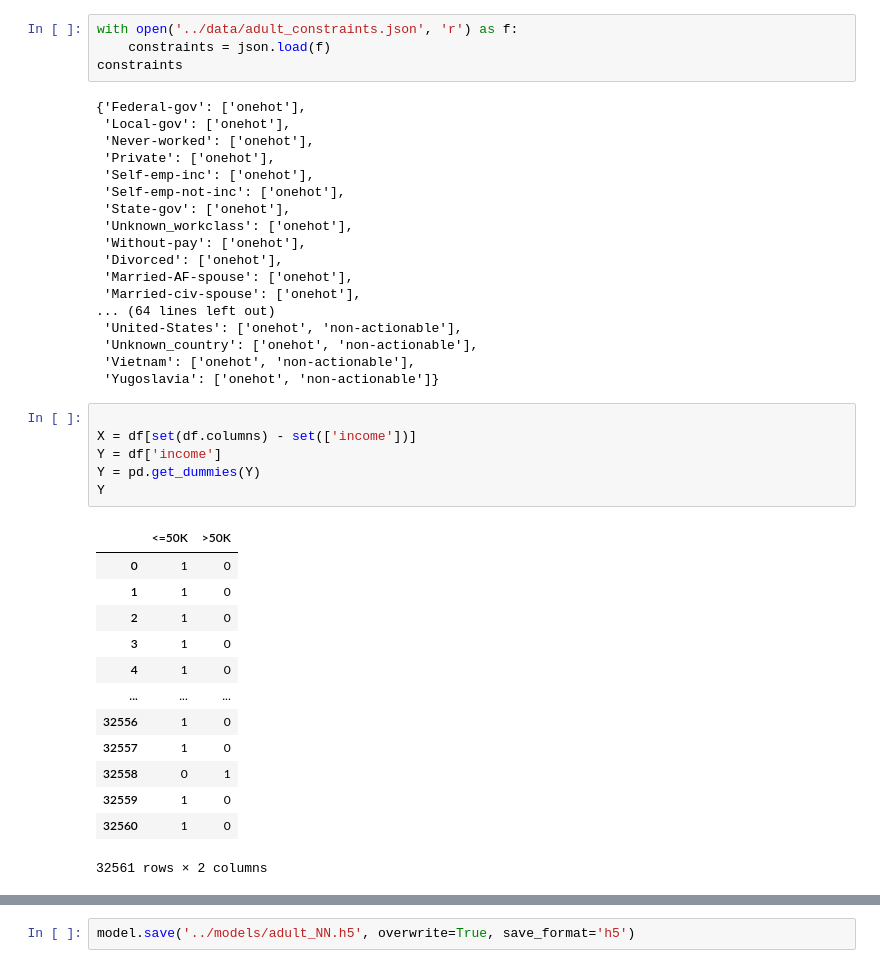
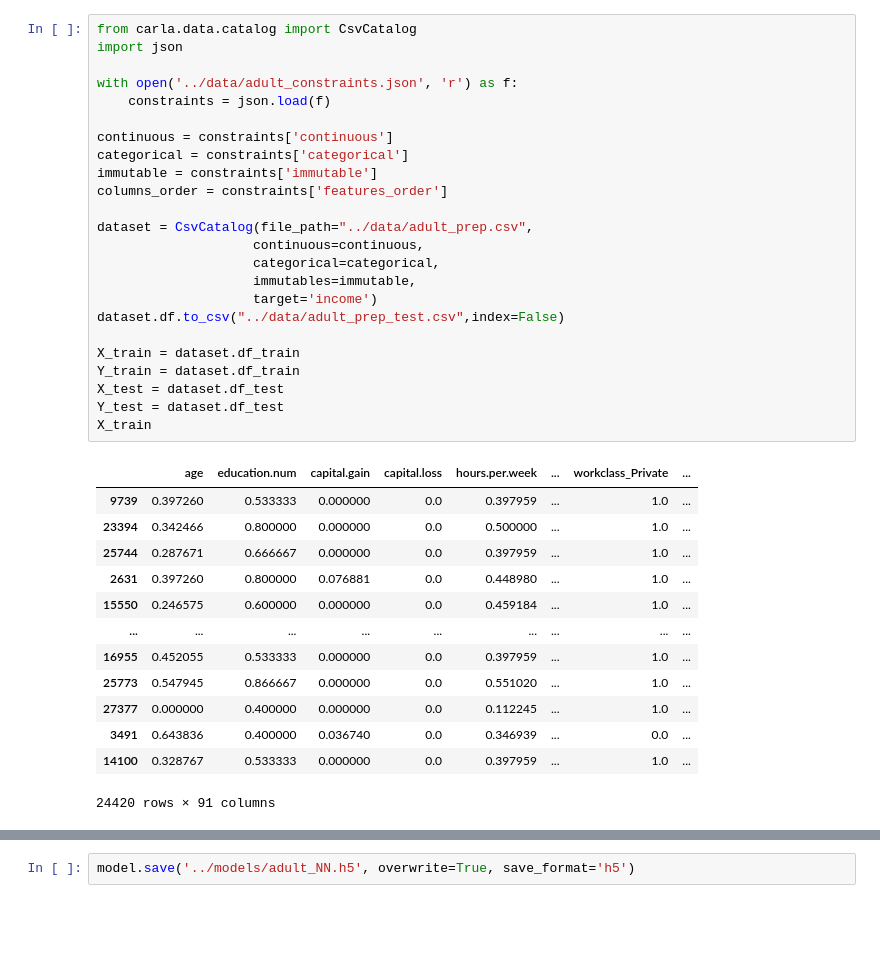
Before and after one commit to istepka/MCSECE, a Jupyter notebook: src/train_case_study_model.ipynb, the cells around one changed output, grey strips where cells are left out. Saved outputs shown, nothing was run; the diff lists cells and outputs as text; blank space fills up the shorter version.

Commit message:
Test dice_ml library

```diff
--- a/src/train_case_study_model.ipynb
+++ b/src/train_case_study_model.ipynb
@@ -29,42 +17,38 @@ df
-# %%
-with open('../data/adult_constraints.json', 'r') as f:
-    constraints = json.load(f)
-constraints
-# %% [output]
-{'Federal-gov': ['onehot'],
- 'Local-gov': ['onehot'],
- 'Never-worked': ['onehot'],
- 'Private': ['onehot'],
- 'Self-emp-inc': ['onehot'],
- 'Self-emp-not-inc': ['onehot'],
- 'State-gov': ['onehot'],
- 'Unknown_workclass': ['onehot'],
- 'Without-pay': ['onehot'],
- 'Divorced': ['onehot'],
- 'Married-AF-spouse': ['onehot'],
- 'Married-civ-spouse': ['onehot'],
-... (64 lines left out)
- 'United-States': ['onehot', 'non-actionable'],
- 'Unknown_country': ['onehot', 'non-actionable'],
- 'Vietnam': ['onehot', 'non-actionable'],
- 'Yugoslavia': ['onehot', 'non-actionable']}
-# %%
-
-X = df[set(df.columns) - set(['income'])]
-Y = df['income']
-Y = pd.get_dummies(Y)
-Y
-# %% [output]
-|  | <=50K | >50K |
-| 0 | 1 | 0 |
-| 1 | 1 | 0 |
-| 2 | 1 | 0 |
-| 3 | 1 | 0 |
-| 4 | 1 | 0 |
-| ... | ... | ... |
-| 32556 | 1 | 0 |
-| 32557 | 1 | 0 |
-| 32558 | 0 | 1 |
-| 32559 | 1 | 0 |
-| 32560 | 1 | 0 |
-32561 rows × 2 columns
+# %%
+from carla.data.catalog import CsvCatalog
+import json
+
+with open('../data/adult_constraints.json', 'r') as f:
+    constraints = json.load(f)
+
+continuous = constraints['continuous']
+categorical = constraints['categorical']
+immutable = constraints['immutable']
+columns_order = constraints['features_order']
+
+dataset = CsvCatalog(file_path="../data/adult_prep.csv",
+                    continuous=continuous,
+                    categorical=categorical,
+                    immutables=immutable,
+                    target='income')
+dataset.df.to_csv("../data/adult_prep_test.csv",index=False)
+
+X_train = dataset.df_train
+Y_train = dataset.df_train
+X_test = dataset.df_test
+Y_test = dataset.df_test
+X_train
+# %% [output]
+|  | age | education.num | capital.gain | capital.loss | hours.per.week | ... | workclass_Private | ... |
+| 9739 | 0.397260 | 0.533333 | 0.000000 | 0.0 | 0.397959 | ... | 1.0 | ... |
+| 23394 | 0.342466 | 0.800000 | 0.000000 | 0.0 | 0.500000 | ... | 1.0 | ... |
+| 25744 | 0.287671 | 0.666667 | 0.000000 | 0.0 | 0.397959 | ... | 1.0 | ... |
+| 2631 | 0.397260 | 0.800000 | 0.076881 | 0.0 | 0.448980 | ... | 1.0 | ... |
+| 15550 | 0.246575 | 0.600000 | 0.000000 | 0.0 | 0.459184 | ... | 1.0 | ... |
+| ... | ... | ... | ... | ... | ... | ... | ... | ... |
+| 16955 | 0.452055 | 0.533333 | 0.000000 | 0.0 | 0.397959 | ... | 1.0 | ... |
+| 25773 | 0.547945 | 0.866667 | 0.000000 | 0.0 | 0.551020 | ... | 1.0 | ... |
+| 27377 | 0.000000 | 0.400000 | 0.000000 | 0.0 | 0.112245 | ... | 1.0 | ... |
+| 3491 | 0.643836 | 0.400000 | 0.036740 | 0.0 | 0.346939 | ... | 0.0 | ... |
+| 14100 | 0.328767 | 0.533333 | 0.000000 | 0.0 | 0.397959 | ... | 1.0 | ... |
+24420 rows × 91 columns
```
Also changed, not shown: parts of 16 cells of this notebook, 20 other files.
